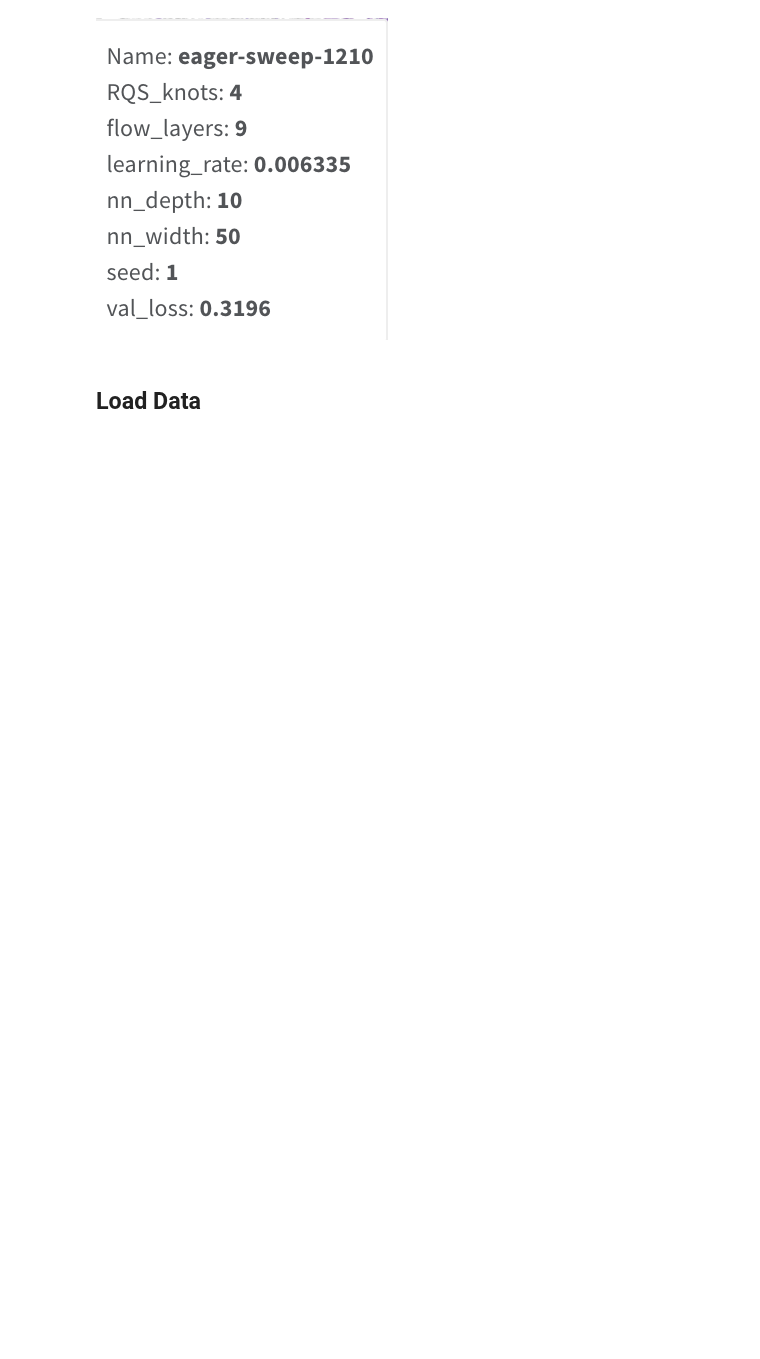
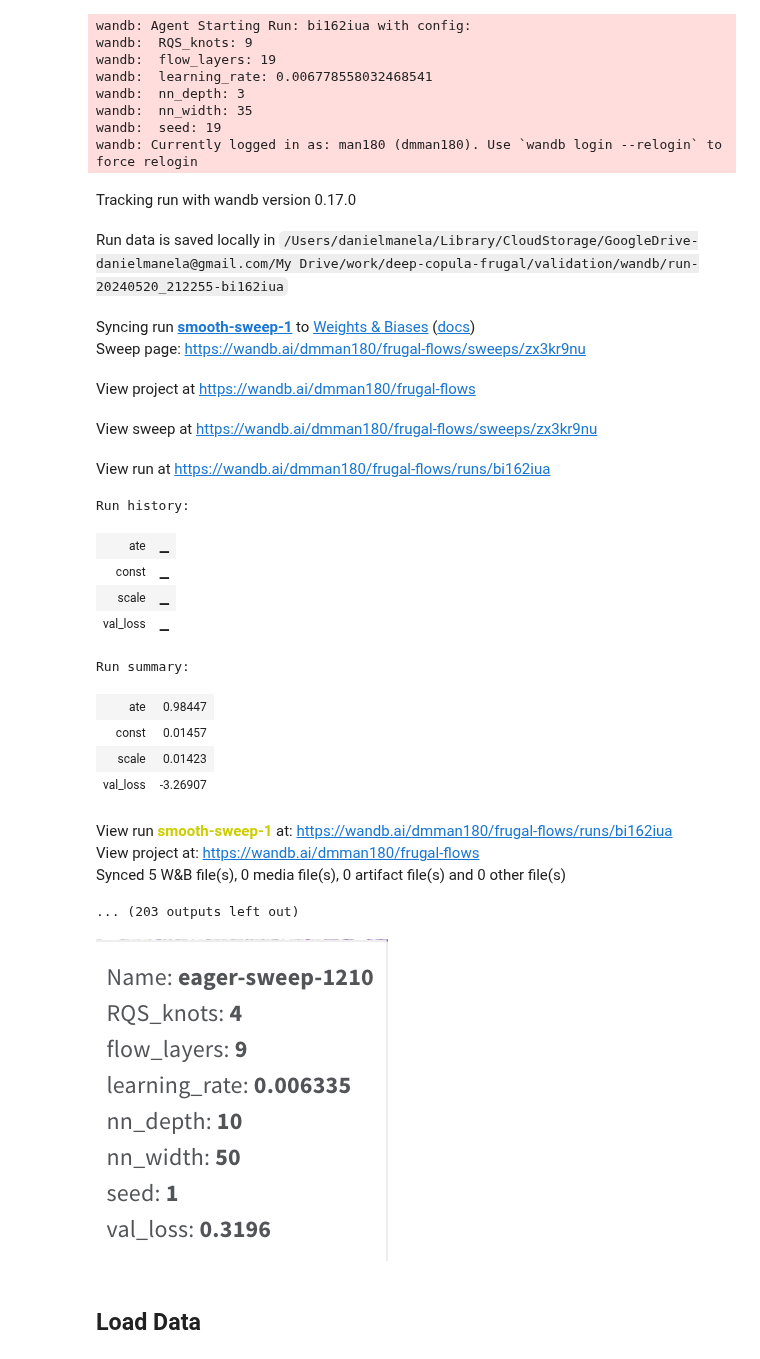
Before and after one commit to llaurabatt/frugal-flows, a Jupyter notebook: validation/CTS_Synth_hyperparameter_search.ipynb, the cells around one changed output. Drawn from its saved outputs; the diff is of its cells as text; code cells hidden in the pictures; blank space fills up the shorter version.

```diff
--- a/validation/CTS_Synth_hyperparameter_search.ipynb
+++ b/validation/CTS_Synth_hyperparameter_search.ipynb
@@ -118,40 +120,70 @@ def run_cmd():
     Y_samp = X_full[idx,:]
     Z_cont_samp = Z_cont_full[idx,:]
     if Z_disc_full != None:
         Z_disc_samp = Z_disc_full[idx,:]
     uz_samples = causl_py.generate_uz_samples(Z_disc=None, Z_cont=Z_cont_samp, use_marginal_flow=False, seed=wandb.config.seed, frugal_flow_hyperparams=hyperparams_dict)
     # uz_samples = causl_py.generate_uz_samples(Z_disc=None, Z_cont=Z_cont, use_marginal_flow=False, seed=i, frugal_flow_hyperparams=hyperparams_dict)
     frugal_flow, losses = train_frugal_flow(
         key=jr.PRNGKey(wandb.config.seed*1000),
         y=Y_samp,
         u_z=uz_samples['uz_samples'],
         condition=X_samp,
         **hyperparams_dict,
-        causal_model='location_translation',
-        causal_model_args={'ate': 0., **hyperparams_dict}
-        # causal_model='gaussian',
-        # causal_model_args={'ate': 0., 'const': 0., 'scale': 1}
+        # causal_model='location_translation',
+        # causal_model_args={'ate': 0., **hyperparams_dict}
+        causal_model='gaussian',
+        causal_model_args={'ate': 0., 'const': 0., 'scale': 1}
     )
     min_val_loss = min(np.array(losses['val']))
-    # causal_margin = frugal_flow.bijection.bijections[-1].bijection.bijections[0]
-    causal_margin = frugal_flow.bijection.bijections[-1].bijections[0]
-    wandb.log(data={'val_loss': min_val_loss, 'ate': causal_margin.ate})#, 'const': causal_margin.const, 'scale': causal_margin.scale})
+    causal_margin = frugal_flow.bijection.bijections[-1].bijection.bijections[0]
+    # causal_margin = frugal_flow.bijection.bijections[-1].bijections[0]
+    wandb.log(data={'val_loss': min_val_loss, 'ate': causal_margin.ate, 'const': causal_margin.const, 'scale': causal_margin.scale})
 
 
     # causl_py.frugal_fitting(X, Y, Z_disc=Z_disc, seed=wandb.config.seed, frugal_flow_hyperparams=hyperparams_dict)
 
 # Start sweep job.
 wandb.agent(sweep_id, function=run_cmd, count=300)
 # wandb.agent('dmman180/frugal-flows/16i4wx74', function=run_cmd, count=300)
 # hyperparams_dict = {
 #     'learning_rate': 1e-3,
 #     'RQS_knots': 8,
 #     'flow_layers': 10,
 #     'nn_width': 50,
 #     'nn_depth': 10,
 #     'max_patience': 100,
 #     'max_epochs': 20000
 # }
+# %% [output]
+wandb: Agent Starting Run: bi162iua with config:
+wandb:  RQS_knots: 9
+wandb:  flow_layers: 19
+wandb:  learning_rate: 0.006778558032468541
+wandb:  nn_depth: 3
+wandb:  nn_width: 35
+wandb:  seed: 19
+wandb: Currently logged in as: man180 (dmman180). Use `wandb login --relogin` to force relogin
+Tracking run with wandb version 0.17.0
+Run data is saved locally in /Users/danielmanela/Library/CloudStorage/GoogleDrive-danielmanela@gmail.com/My Drive/work/deep-copula-frugal/validation/wandb/run-20240520_212255-bi162iua
+Syncing run smooth-sweep-1 to Weights & Biases (docs)
+Sweep page: https://wandb.ai/dmman180/frugal-flows/sweeps/zx3kr9nu
+View project at https://wandb.ai/dmman180/frugal-flows
+View sweep at https://wandb.ai/dmman180/frugal-flows/sweeps/zx3kr9nu
+View run at https://wandb.ai/dmman180/frugal-flows/runs/bi162iua
+Run history:
+| ate | ▁ |
+| const | ▁ |
+| scale | ▁ |
+| val_loss | ▁ |
+Run summary:
+| ate | 0.98447 |
+| const | 0.01457 |
+| scale | 0.01423 |
+| val_loss | -3.26907 |
+View run smooth-sweep-1 at: https://wandb.ai/dmman180/frugal-flows/runs/bi162iua
+View project at: https://wandb.ai/dmman180/frugal-flows
+Synced 5 W&B file(s), 0 media file(s), 0 artifact file(s) and 0 other file(s)
+... (203 outputs left out)
 # %%
 hyperparams_dict = {
     'learning_rate': 0.006335,
```
Also changed, not shown: parts of 17 cells of this notebook, 9 other files.
